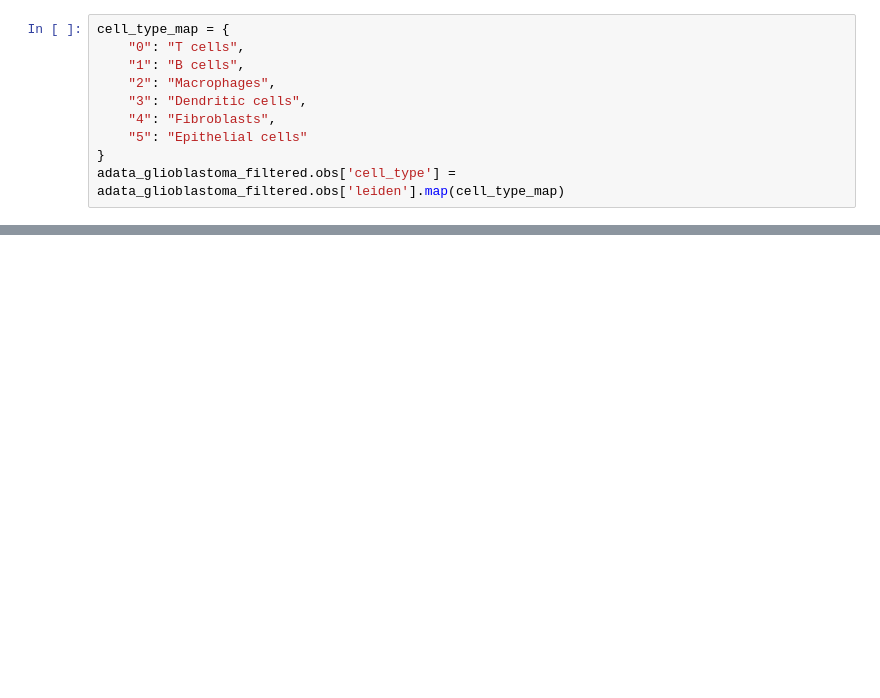
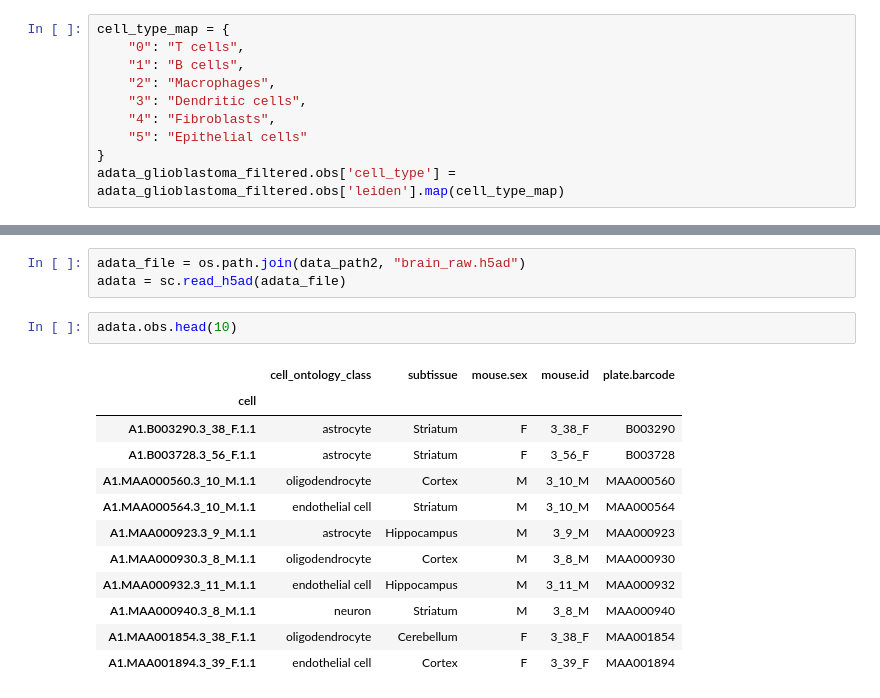
Before and after one commit to henrysaenz/eda_rna, a Jupyter notebook: _sources/raw_data.ipynb, the cells around one changed output, grey strips where cells are left out. Cells and saved outputs as stored; diff of their text form; blank space fills up the shorter version.

```diff
--- a/_sources/raw_data.ipynb
+++ b/_sources/raw_data.ipynb
@@ -1112,0 +1154,18 @@ adata_glioblastoma_filtered.obs['cell_type'] = adata_glioblastoma_filtered.obs['
+# %%
+adata_file = os.path.join(data_path2, "brain_raw.h5ad")
+adata = sc.read_h5ad(adata_file)
+# %%
+adata.obs.head(10)
+# %% [output]
+|  | cell_ontology_class | subtissue | mouse.sex | mouse.id | plate.barcode |
+| cell |  |  |  |  |  |
+| A1.B003290.3_38_F.1.1 | astrocyte | Striatum | F | 3_38_F | B003290 |
+| A1.B003728.3_56_F.1.1 | astrocyte | Striatum | F | 3_56_F | B003728 |
+| A1.MAA000560.3_10_M.1.1 | oligodendrocyte | Cortex | M | 3_10_M | MAA000560 |
+| A1.MAA000564.3_10_M.1.1 | endothelial cell | Striatum | M | 3_10_M | MAA000564 |
+| A1.MAA000923.3_9_M.1.1 | astrocyte | Hippocampus | M | 3_9_M | MAA000923 |
+| A1.MAA000930.3_8_M.1.1 | oligodendrocyte | Cortex | M | 3_8_M | MAA000930 |
+| A1.MAA000932.3_11_M.1.1 | endothelial cell | Hippocampus | M | 3_11_M | MAA000932 |
+| A1.MAA000940.3_8_M.1.1 | neuron | Striatum | M | 3_8_M | MAA000940 |
+| A1.MAA001854.3_38_F.1.1 | oligodendrocyte | Cerebellum | F | 3_38_F | MAA001854 |
+| A1.MAA001894.3_39_F.1.1 | endothelial cell | Cortex | F | 3_39_F | MAA001894 |
```
Also changed, not shown: parts of 23 cells of this notebook, 4 other files.
